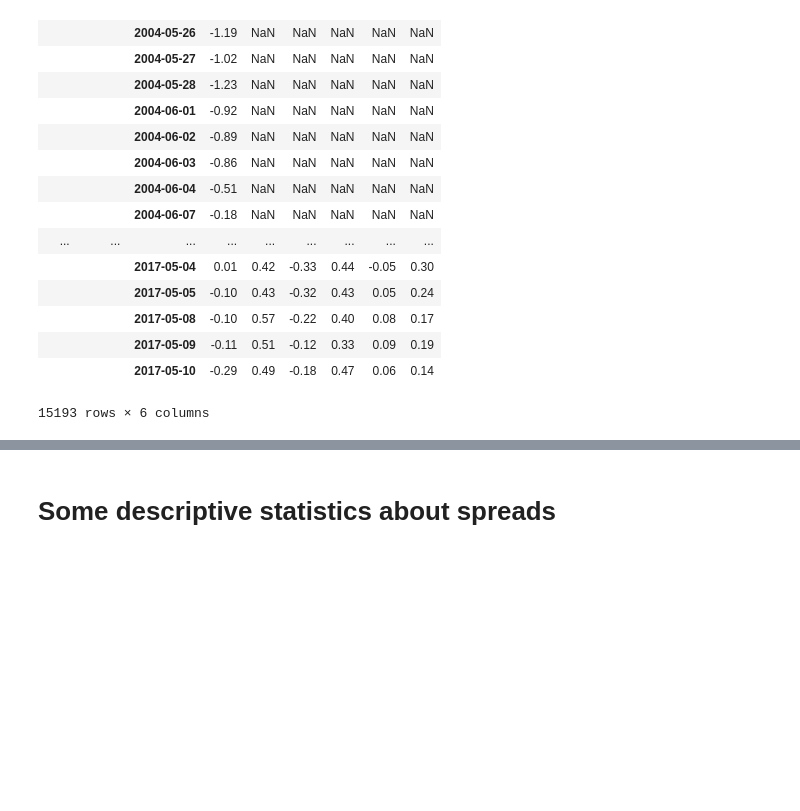
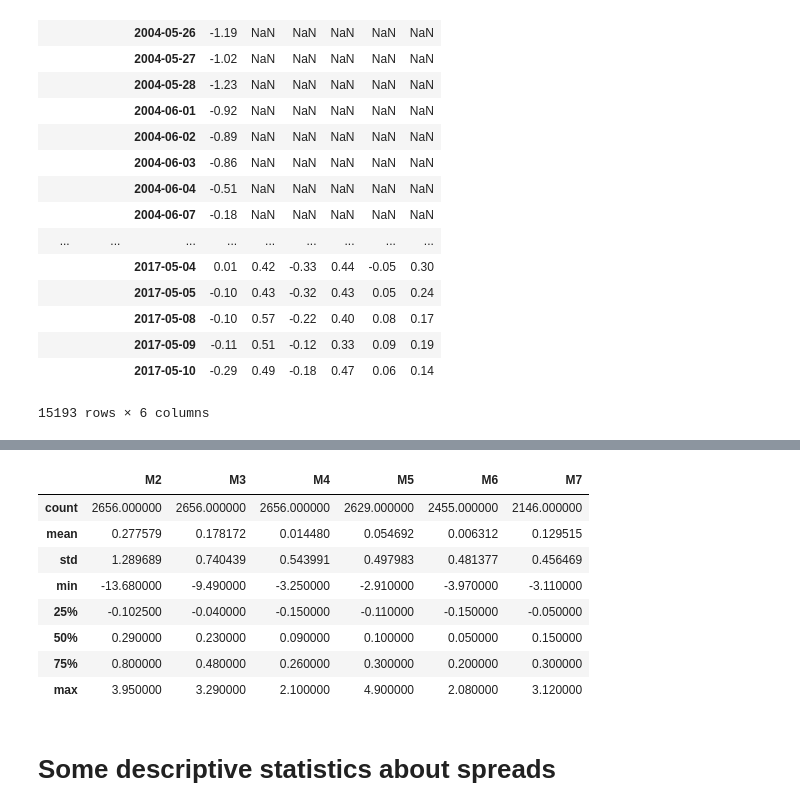
Before and after one commit to leyhline/vix-term-structure, a Jupyter notebook: futureswise.ipynb, the cells around one changed output, grey strips where cells are left out. Cells and saved outputs as stored; diff of their text form; code cells hidden in the pictures; blank space fills up the shorter version.

```diff
--- a/futureswise.ipynb
+++ b/futureswise.ipynb
@@ -503,3 +569,15 @@ x.apply(lambda x: [np.nan] + [2*x[i] - x[i-1] - x[i+1] for i in range(1, len(x)
+# %%
+spread_per_column.describe()
+# %% [output]
+|  | M2 | M3 | M4 | M5 | M6 | M7 |
+| count | 2656.000000 | 2656.000000 | 2656.000000 | 2629.000000 | 2455.000000 | 2146.000000 |
+| mean | 0.277579 | 0.178172 | 0.014480 | 0.054692 | 0.006312 | 0.129515 |
+| std | 1.289689 | 0.740439 | 0.543991 | 0.497983 | 0.481377 | 0.456469 |
+| min | -13.680000 | -9.490000 | -3.250000 | -2.910000 | -3.970000 | -3.110000 |
+| 25% | -0.102500 | -0.040000 | -0.150000 | -0.110000 | -0.150000 | -0.050000 |
+| 50% | 0.290000 | 0.230000 | 0.090000 | 0.100000 | 0.050000 | 0.150000 |
+| 75% | 0.800000 | 0.480000 | 0.260000 | 0.300000 | 0.200000 | 0.300000 |
+| max | 3.950000 | 3.290000 | 2.100000 | 4.900000 | 2.080000 | 3.120000 |
 # %% [markdown]
 # Some descriptive statistics about spreads
 # %%
```
Also changed, not shown: parts of 12 cells of this notebook, 2 other files.
